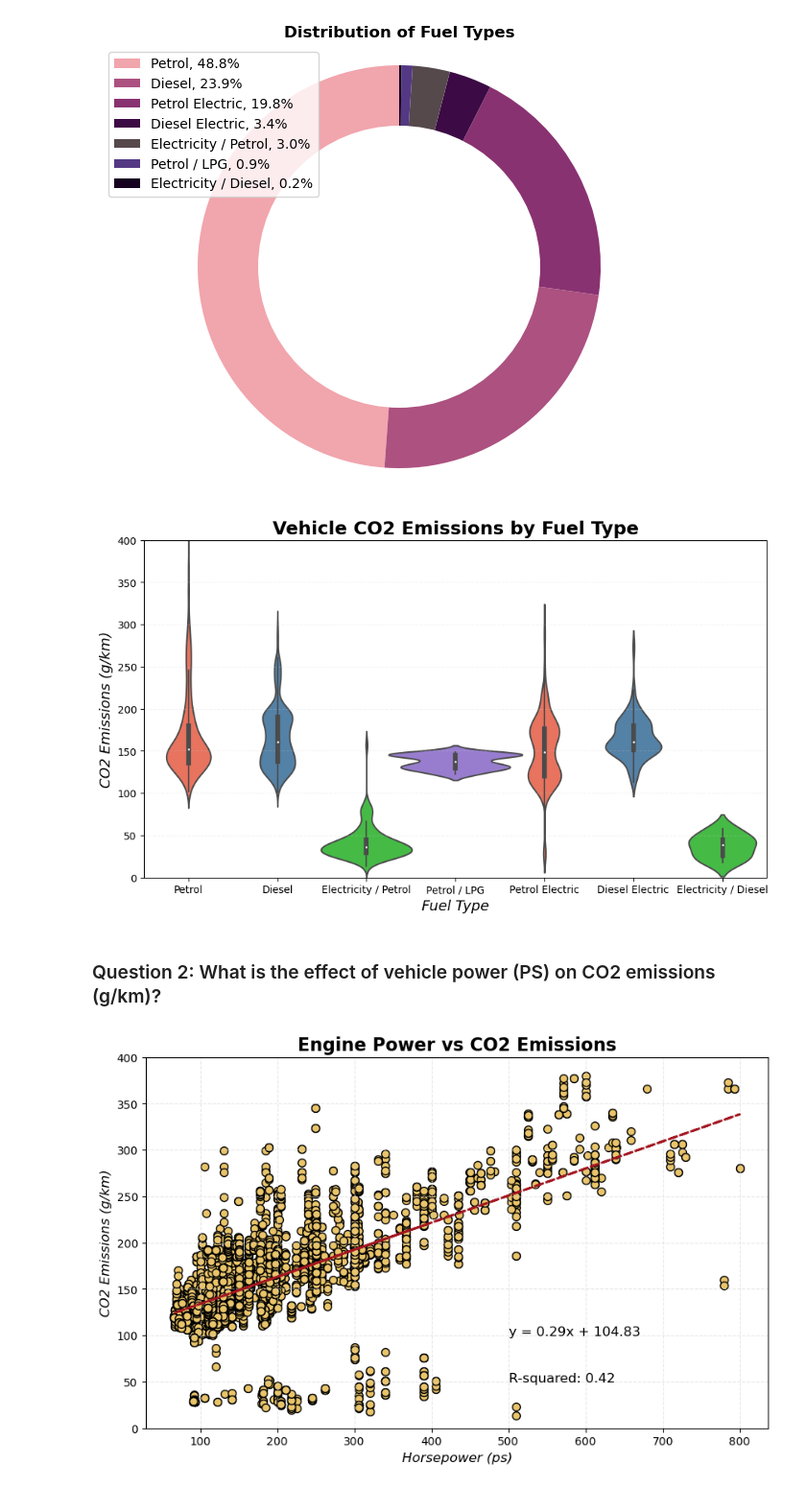
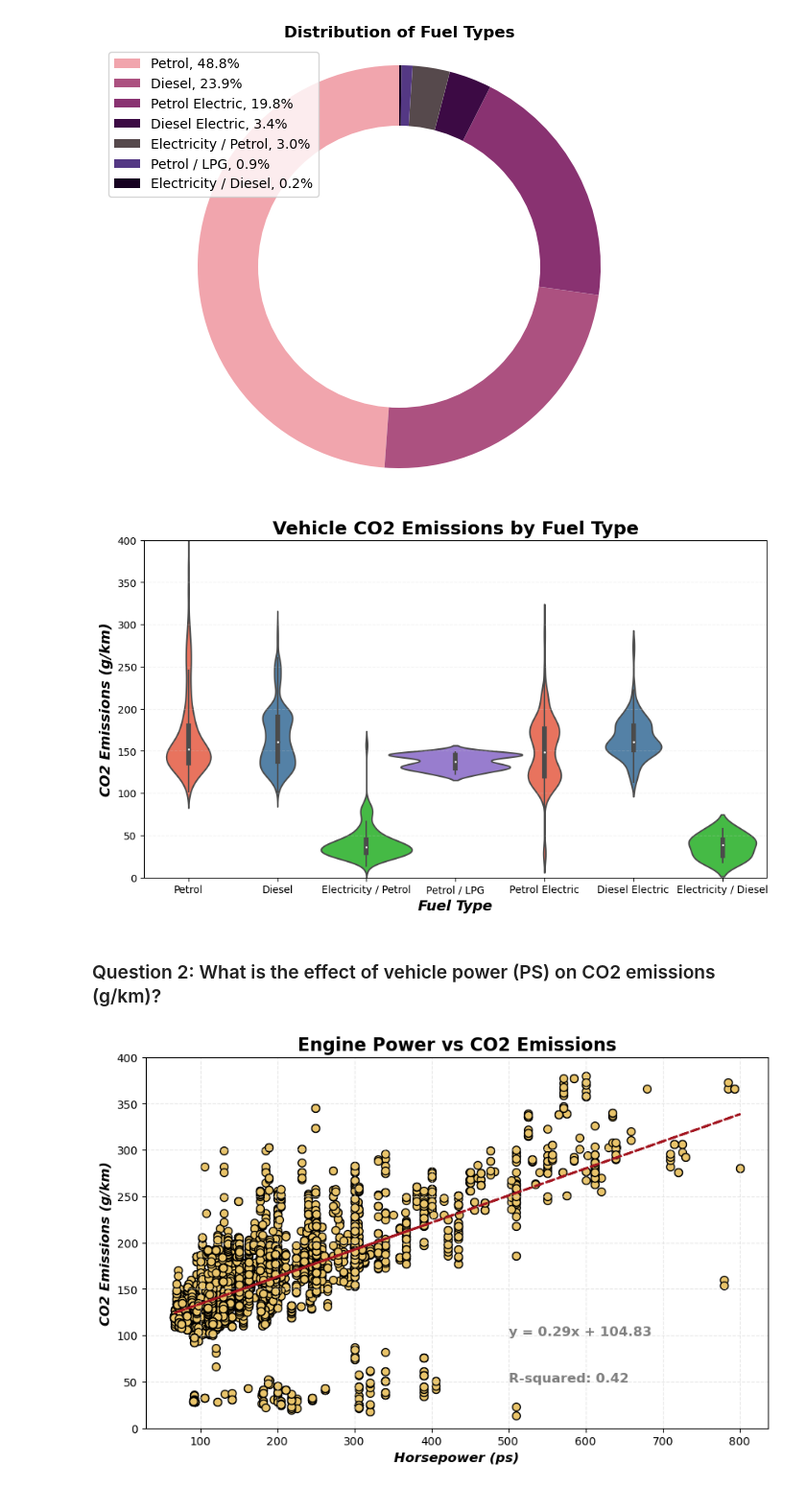
Before and after one commit to TheBoognish138/project_1_group_06, a Jupyter notebook: Gunelq/vehicle_emissions_EDA_Gunelq.ipynb, the cells around one changed output. Shown at 96% size. Saved outputs shown, nothing was run; the diff lists cells and outputs as text; code cells hidden in the pictures.

Commit message:
updated graphs

```diff
--- a/Gunelq/vehicle_emissions_EDA_Gunelq.ipynb
+++ b/Gunelq/vehicle_emissions_EDA_Gunelq.ipynb
@@ -184,8 +184,8 @@ plt.figure(figsize=(11, 6))
 sns.violinplot(data=data, x="fuel", y="co2_emissions_gPERkm", width=1.5, palette=colors, alpha=0.7)
 
 # Customizations
-plt.xlabel("Fuel Type", fontstyle="italic", fontsize=14)
-plt.ylabel("CO2 Emissions (g/km)", fontstyle="italic", fontsize=14)
+plt.xlabel("Fuel Type", fontstyle="italic", fontsize=14,fontweight="bold")
+plt.ylabel("CO2 Emissions (g/km)", fontstyle="italic", fontsize=14,fontweight="bold")
 plt.title("Vehicle CO2 Emissions by Fuel Type", fontsize=18, fontweight="bold")
 plt.ylim(0, 400)
 
@@ -198,43 +198,43 @@ plt.grid(color="lightgrey", axis="y", linestyle="--", alpha=0.25)
 # Show the plot
 plt.show()
 # %% [output]
-[figure, old version]
+[figure, new version]
 # %% [markdown]
 ### Question 2: What is the effect of vehicle power (PS) on CO2 emissions (g/km)?
 # %%
 # Define x and y values
 x_values = df_emissions_clean.power_ps
 y_values = df_emissions_clean.co2_emissions_gPERkm
 
 # Calculate the line
 (slope, intercept, rvalue, pvalue, stderr) = linregress(x_values, y_values)
 regress_values = x_values * slope + intercept
 line_eq = f"y = {round(slope, 2)}x + {round(intercept, 2)}"
 
 # Create a new plot
 plt.figure(figsize=(10, 6))
 
 # Scatter plot with customizations
 plt.scatter(x_values, y_values, color="#e9c46a", edgecolor="black", marker="o", s=50)
 plt.plot(x_values, regress_values, color="#A31621", linestyle="--", linewidth=2)
 
 # Customizations
-plt.xlabel("Horsepower (ps)", fontsize=12, fontstyle="italic")
-plt.ylabel("CO2 Emissions (g/km)", fontsize=12, fontstyle="italic")
+plt.xlabel("Horsepower (ps)", fontsize=12, fontstyle="italic",fontweight="bold")
+plt.ylabel("CO2 Emissions (g/km)", fontsize=12, fontstyle="italic",fontweight="bold")
 plt.title("Engine Power vs CO2 Emissions", fontweight="bold", fontsize=16)
 plt.grid(color="lightgrey", linestyle="--", alpha=0.5)
 plt.ylim(0, 400)
 
 # Annotate the line equation
-plt.annotate(line_eq, (500, 100), fontsize=12, color="black")
+plt.annotate(line_eq, (500, 100), fontsize=12, color="grey",fontweight="bold")
 
 # Display the R-squared value
-plt.text(500, 50, f"R-squared: {rvalue**2:.2f}", fontsize=12, color="black")
+plt.text(500, 50, f"R-squared: {rvalue**2:.2f}", fontsize=12, color="grey",fontweight="bold")
 
 # Show the plot
 plt.show()
 # %% [output]
-[figure, old version]
+[figure, new version]
 # %%
 # Create bins for power ranges
 power_bins = [1, 100, 200, 300, 400, 500, 600, 700, 800]
```
Also changed, not shown: 2 other files.
